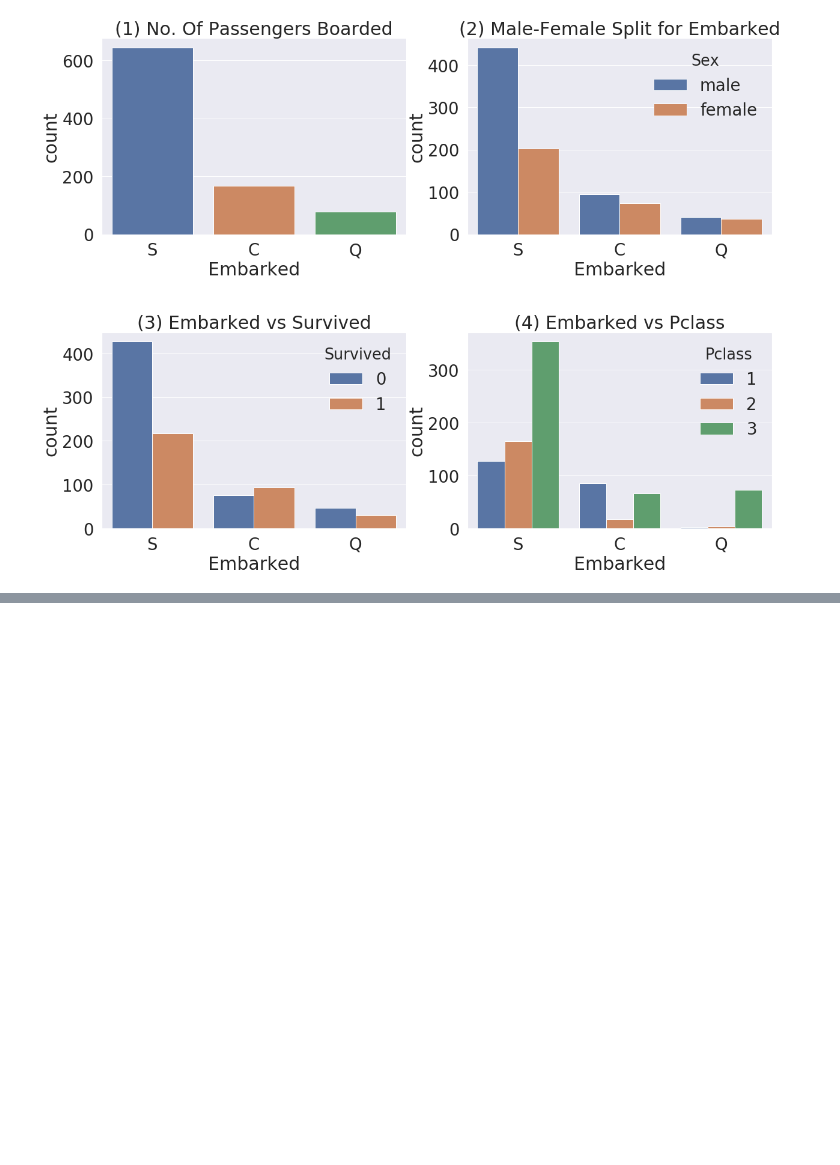
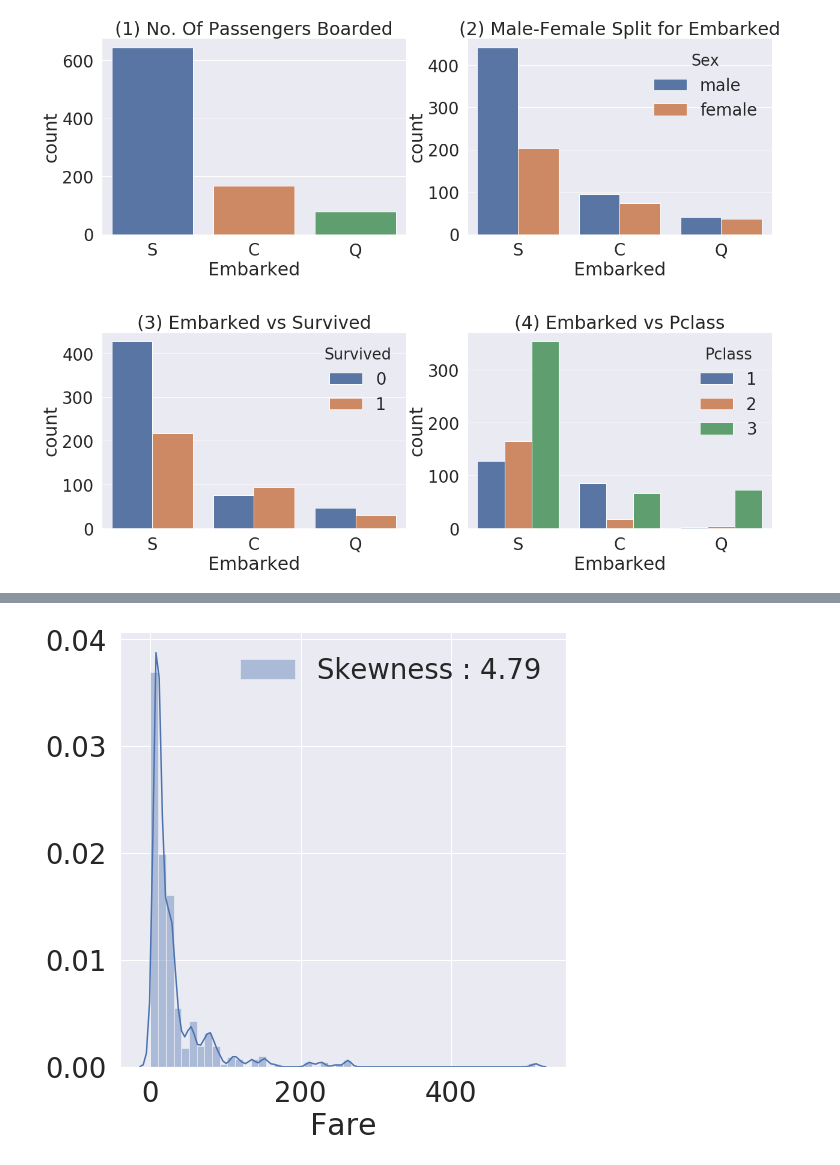
Before and after one commit to jihyunjeongme/data-analysis-kaggle, a Jupyter notebook: [Kaggle_Titanic]_EDA_To_prediction(DieTanic).ipynb, the cells around one changed output, grey strips where cells are left out. Cells and saved outputs as stored; diff of their text form; code cells hidden in the pictures; blank space fills up the shorter version.

```diff
--- a/[Kaggle_Titanic]_EDA_To_prediction(DieTanic).ipynb
+++ b/[Kaggle_Titanic]_EDA_To_prediction(DieTanic).ipynb
@@ -319,0 +354,12 @@ plt.show()
+# %%
+# Fare
+# 탑승요금이며, contious feature
+# historygram을 그려봄
+
+fig, ax = plt.subplots(1, 1, figsize=(8, 8))
+g = sns.distplot(df_train['Fare'], color='b', label=
+               'Skewness : {:.2f}'.format(df_train['Fare'].skew()),
+               ax=ax)
+g = g.legend(loc='best')
+# %% [output]
+[figure, added]
```
Also changed, not shown: parts of 9 cells of this notebook.
